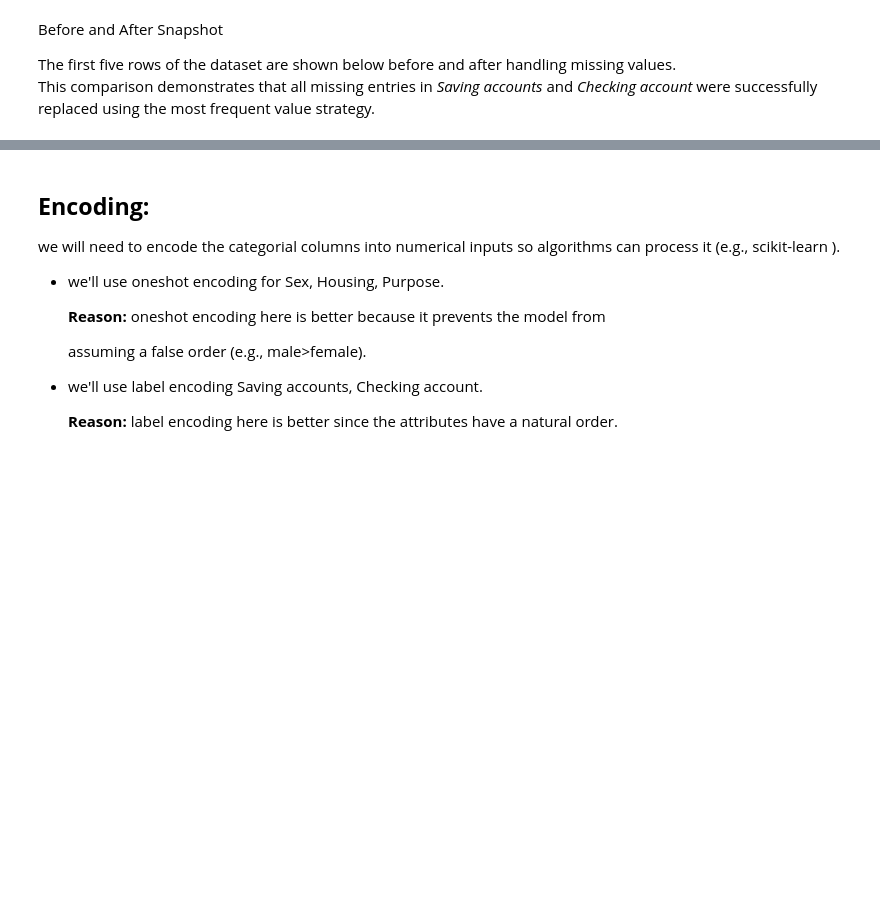
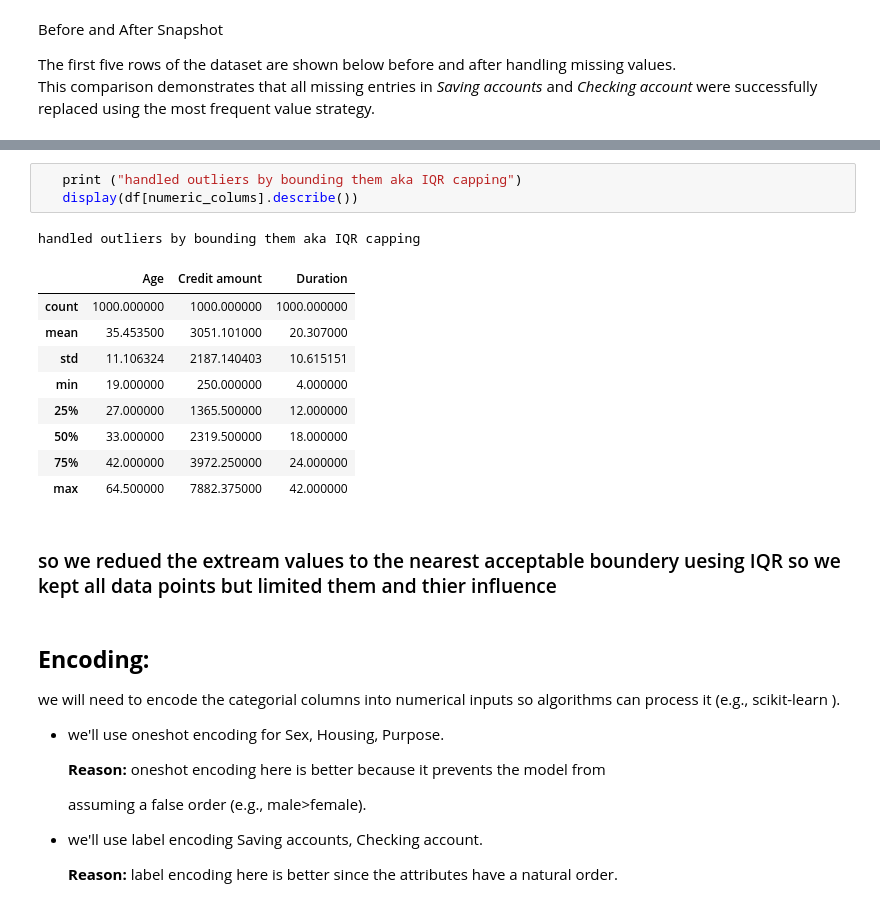
Before and after one commit to AlhanoufIB/IT326Project, a Jupyter notebook: Reports/Phase2.ipynb, the cells around one changed output, grey strips where cells are left out. Drawn from its saved outputs; the diff is of its cells as text; blank space fills up the shorter version.

```diff
--- a/Reports/Phase2.ipynb
+++ b/Reports/Phase2.ipynb
@@ -541,3 +573,19 @@ This comparison demonstrates that all missing entries in *Saving accounts* and *
+# %%
+   print ("handled outliers by bounding them aka IQR capping")
+   display(df[numeric_colums].describe())
+# %% [output]
+handled outliers by bounding them aka IQR capping
+|  | Age | Credit amount | Duration |
+| count | 1000.000000 | 1000.000000 | 1000.000000 |
+| mean | 35.453500 | 3051.101000 | 20.307000 |
+| std | 11.106324 | 2187.140403 | 10.615151 |
+| min | 19.000000 | 250.000000 | 4.000000 |
+| 25% | 27.000000 | 1365.500000 | 12.000000 |
+| 50% | 33.000000 | 2319.500000 | 18.000000 |
+| 75% | 42.000000 | 3972.250000 | 24.000000 |
+| max | 64.500000 | 7882.375000 | 42.000000 |
+# %% [markdown]
+### so we redued the extream values to the nearest acceptable boundery uesing IQR so we kept all data points but limited them and thier influence
 # %% [markdown]
 ## **Encoding:**
 we will need to encode the categorial columns into numerical inputs so algorithms can process it (e.g., scikit-learn ).
```
Also changed, not shown: parts of 22 cells of this notebook.
